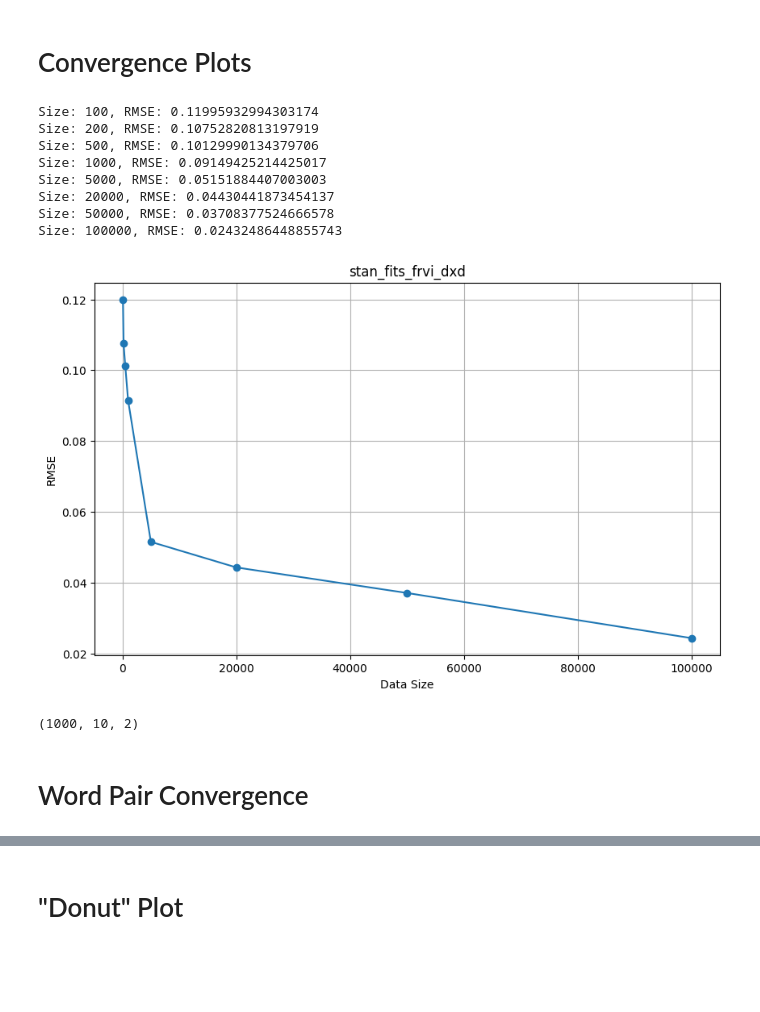
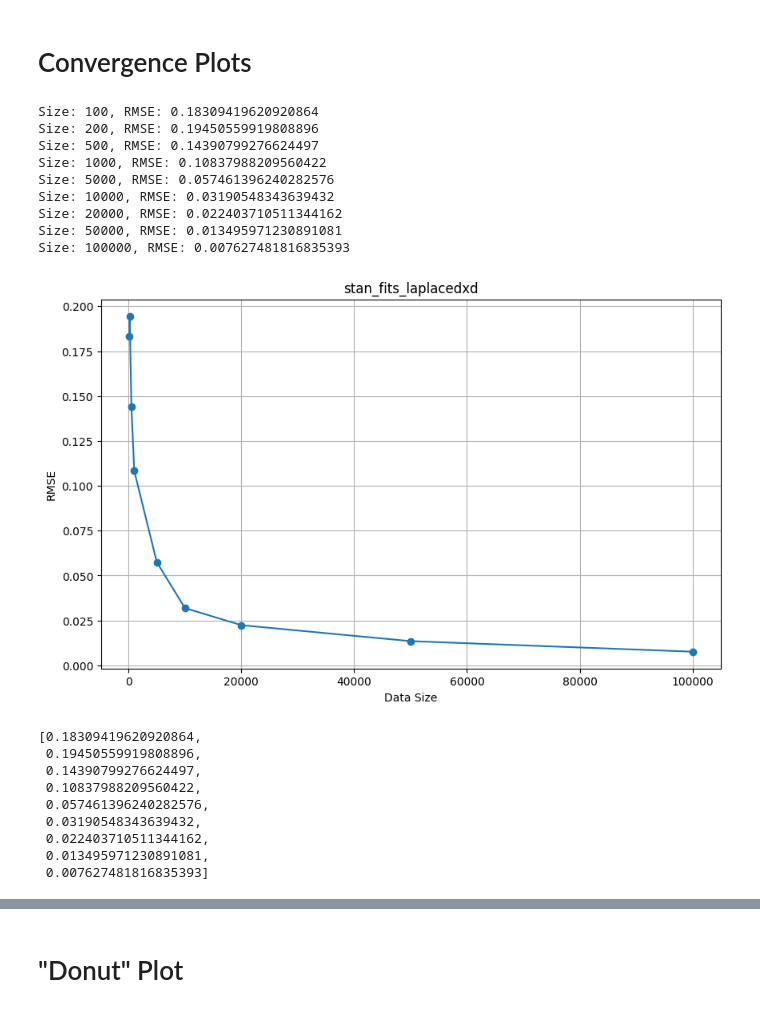
Before and after one commit to ninpnin/embedding-uncertainty-estimation, a Jupyter notebook: stan_simulation/plots.ipynb, the cells around one changed output, grey strips where cells are left out. Cells and saved outputs as stored; diff of their text form; code cells hidden in the pictures; blank space fills up the shorter version.

```diff
--- a/stan_simulation/plots.ipynb
+++ b/stan_simulation/plots.ipynb
@@ -3,7 +3,9 @@ import json
 import pickle
 import os
 import numpy as np
+import pandas as pd
 import matplotlib.pyplot as plt
+
 
 def sigmoid(x):
     return 1 / (1 + np.exp(-x))
@@ -67,14 +69,14 @@ def extract_word_and_context_vectors_vi2(fit, vocabulary, D=2):
     return word_vectors, context_vectors
 
 
-def extract_word_and_context_vectors_vi(fit, vocabulary, D=2):
+def extract_word_and_context_vectors_vi(samples_pd, vocabulary, D=2):
     """
     VI helper: extracts the word and context vectors from the variational parameters.
     """
-    variational_samples_pd = fit.variational_sample_pd
+    #variational_samples_pd = fit.variational_sample_pd
 
     # Drop the first three columns: 'lp__', 'log_p__', 'log_g__'
-    relevant_params = variational_samples_pd.drop(columns=['lp__','log_p__','log_g__'])
+    relevant_params = samples_pd.drop(columns=['lp__','log_p__','log_g__'] , errors='ignore')
 
     # Drop columns related to 'context_vectors_raw'
     raw_context_columns = [col for col in relevant_params.columns if 'context_vectors_raw' in col]
@@ -96,13 +98,30 @@ def extract_word_and_context_vectors_vi(fit, vocabulary, D=2):
 
 
     return word_vectors, context_vectors
+
+def extract_word_and_context_vectors_gibbs(filepath, vocabulary, D=2):
+    df = pd.read_csv(filepath)
+    num_samples = df.shape[0]
+    V = len(vocabulary)
+
+    word_vectors = np.zeros((V, D, num_samples))
+    context_vectors = np.zeros((V, D, num_samples))
+
+    for n in range(V):
+        for d in range(D):
+            word_vectors[n, d, :] = df[f'word{n}_{d}'].values
+            context_vectors[n, d, :] = df[f'word{n}_c_{d}'].values
+
+    return word_vectors, context_vectors
 # %% [markdown]
 # Convergence Plots
 # %%
 
-saved_fits_dir = "stan_fits_frvi_dxd"#"stan_fits_mfvi_dxd"#"stan_fits_dxdfixmap" "stan_fit_nofix" "stan_fits_frvi_dxd"
-inference_method = 'vi'
-sizes = [100, 200, 500, 1000, 5000, 20000, 50000, 100000]
+saved_fits_dir = "stan_fits_laplacedxd"#"stan_fits_mfvi_dxd"#"stan_fits_dxdfixmap" "stan_fit_nofix" "stan_fits_frvi_dxd" stan_fits_map
+#stan_fits_dxd_mapfit is OUTDATED use instead stan_fits_dxd_mapjacobian :: CORRECTION, turns out they are the same..
+# stan_fits_laplacedxd
+inference_method = 'laplace'
+sizes = [100, 200, 500, 1000, 5000, 10000, 20000, 50000, 100000]
 
 # -- true parameters --
 with open('100k_v10_d2_.json') as f:
@@ -113,52 +132,66 @@ vocabulary = data['vocabulary']
 rmse_scores = []
 
 for size in sizes:
-    fit = load_fit(size, saved_fits_dir)
+    if inference_method=='laplace': #just book keeping. Save map fits seperately when doing laplace
+        fit = load_fit(f'map_{size}', saved_fits_dir)
+    else:
+        fit = load_fit(size, saved_fits_dir)
 
     if inference_method == 'hmc':
         estimated_word_vectors = fit['word_vectors']
         estimated_context_vectors = fit['context_vectors']
         num_samples = estimated_word_vectors.shape[2]
 
     elif inference_method == 'vi':
         #variational_params = fit.variational_sample
-        estimated_word_vectors, estimated_context_vectors = extract_word_and_context_vectors_vi(fit, vocabulary)
+        estimated_word_vectors, estimated_context_vectors = extract_word_and_context_vectors_vi(fit.variational_sample_pd, vocabulary)
         num_samples = estimated_word_vectors.shape[2]
+    elif inference_method in ('map', 'laplace'):
+        estimated_word_vectors, estimated_context_vectors = extract_word_and_context_vectors_vi(fit.optimized_params_pd, vocabulary)
+        num_samples = 1
+
 
     theta_samples = []
     for i in range(num_samples):
         word_vectors = estimated_word_vectors[:, :, i]
         context_vectors = estimated_context_vectors[:, :, i]
         theta = np.vstack((word_vectors, context_vectors))
         theta_samples.append(theta)
 
 
     rmse = calculate_rmse(theta_samples, true_theta, vocabulary)
     rmse_scores.append(rmse)
     print(f"Size: {size}, RMSE: {rmse}")
 
 # Plot RMSE vs. Size
 plt.figure(figsize=(10, 6))
 plt.plot(sizes, rmse_scores, marker='o')
 plt.xlabel('Data Size')
 plt.ylabel('RMSE')
 plt.title(f'{saved_fits_dir}')
 #plt.xscale('log')
 plt.grid(True)
 plt.show()
 # %% [output]
-Size: 100, RMSE: 0.11995932994303174
-Size: 200, RMSE: 0.10752820813197919
-Size: 500, RMSE: 0.10129990134379706
-Size: 1000, RMSE: 0.09149425214425017
-Size: 5000, RMSE: 0.05151884407003003
-Size: 20000, RMSE: 0.04430441873454137
-Size: 50000, RMSE: 0.03708377524666578
-Size: 100000, RMSE: 0.02432486448855743
+Size: 100, RMSE: 0.18309419620920864
+Size: 200, RMSE: 0.19450559919808896
+Size: 500, RMSE: 0.14390799276624497
+Size: 1000, RMSE: 0.10837988209560422
+Size: 5000, RMSE: 0.057461396240282576
+Size: 10000, RMSE: 0.03190548343639432
+Size: 20000, RMSE: 0.022403710511344162
+Size: 50000, RMSE: 0.013495971230891081
+Size: 100000, RMSE: 0.007627481816835393
-[figure, old version]
+[figure, new version]
-# %%
-np.shape(estimated_word_vectors)
-# %% [output]
-(1000, 10, 2)
-# %% [markdown]
-# Word Pair Convergence
+# %%
+rmse_scores
+# %% [output]
+[0.18309419620920864,
+ 0.19450559919808896,
+ 0.14390799276624497,
+ 0.10837988209560422,
+ 0.057461396240282576,
+ 0.03190548343639432,
+ 0.022403710511344162,
+ 0.013495971230891081,
+ 0.007627481816835393]
```
Also changed, not shown: parts of 8 cells of this notebook, 1 other file.
